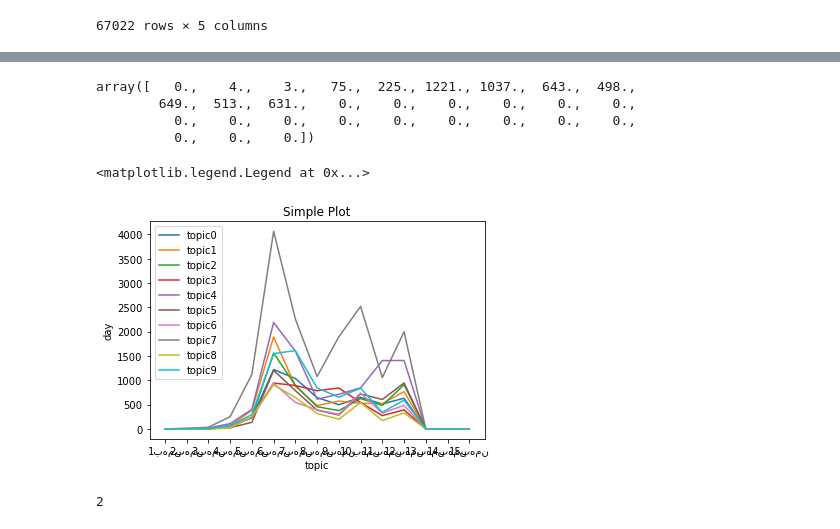
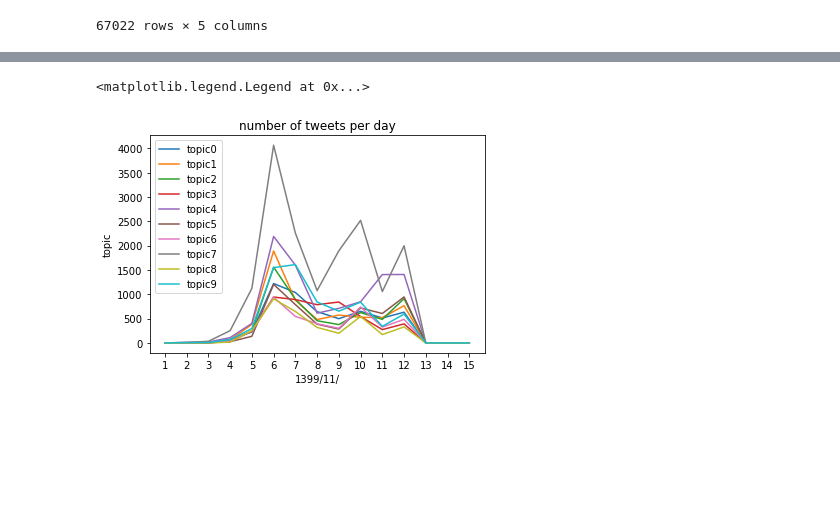
Before and after one commit to DaryaZareM/Twitter-topic-modeling, a Jupyter notebook: code.ipynb, the cells around one changed output, grey strips where cells are left out. Saved outputs shown, nothing was run; the diff lists cells and outputs as text; code cells hidden in the pictures; blank space fills up the shorter version.

```diff
--- a/code.ipynb
+++ b/code.ipynb
@@ -387 +273,10 @@ Top 10 words for topic #9:
+# %%
+import csv
+with open('most_frequent_words_in_each_topic.csv', 'w', encoding='UTF8') as f:
+    # create the csv writer
+    writer = csv.writer(f)
+    for i,topic in enumerate(lda_model.components_):
+
+        # write a row to the csv file
+        writer.writerow(vectorizer.get_feature_names()[i] for i in topic.argsort()[-20:])
 # %%
@@ -436,7 +317,0 @@ plt.show()
-# %%
-y=ploti[0]
-x=ploti[1]
-time=[[],[],[],[],[],[],[],[],[],[]]
-for i in range(len(x)):
-    time[y[i]].append(x[i] )
-len(time[0])
@@ -460,27 +318,30 @@ for i in range(len(x)):
 # %%
+#extract date
+x=np.array(dataset['time_jalali'])
+day=[]
+for i in range(len(x)):
+    day.append(int(x[i].split()[0].split('-')[2]))
+
+#create list Date-Topic for each tweet
 tt=[list(data['Topic']),day]
 tt=np.array(tt)
 
+# calculate numbet of tweets in each day for each topic
 tt=sorted(tt,key=lambda x:x[1])
 ploti=np.zeros((10,30))
 for i in range(len(tt[0])):
     ploti[tt[0][i]][tt[1][i]]+=1
-# %% [output]
-array([   0.,    4.,    3.,   75.,  225., 1221., 1037.,  643.,  498.,
-        649.,  513.,  631.,    0.,    0.,    0.,    0.,    0.,    0.,
-          0.,    0.,    0.,    0.,    0.,    0.,    0.,    0.,    0.,
-          0.,    0.,    0.])
 # %%
 x = np.linspace(0, 2, 100)
 days=[str(i) for i in range(1,31)]
 for i,topic in enumerate(ploti):
     plt.plot(days[:15], topic[:15], label='topic'+str(i))  # Plot some data on the (implicit) axes.
 
 
-plt.xlabel('topic')
-plt.ylabel('day')
-plt.title("Simple Plot")
+plt.xlabel('1399/11/')
+plt.ylabel('topic')
+plt.title("number of tweets per day")
 plt.legend()
 # %% [output]
 <matplotlib.legend.Legend at 0x...>
-[figure, old version]
+[figure, new version]
@@ -495,4 +347,0 @@ plt.show()
-# %%
-len(tt)
-# %% [output]
-2
```
Also changed, not shown: parts of 20 cells of this notebook, 1 other file.
